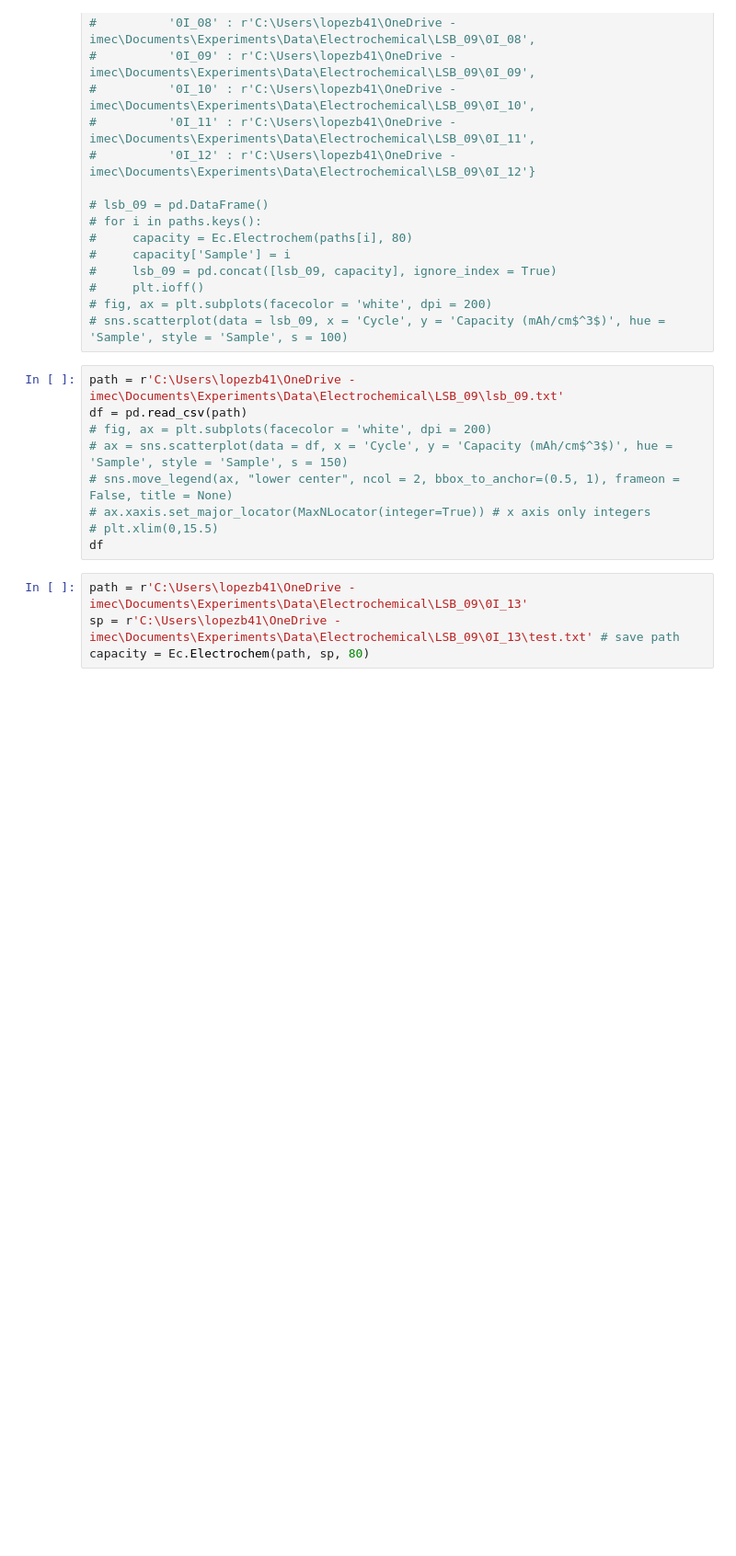
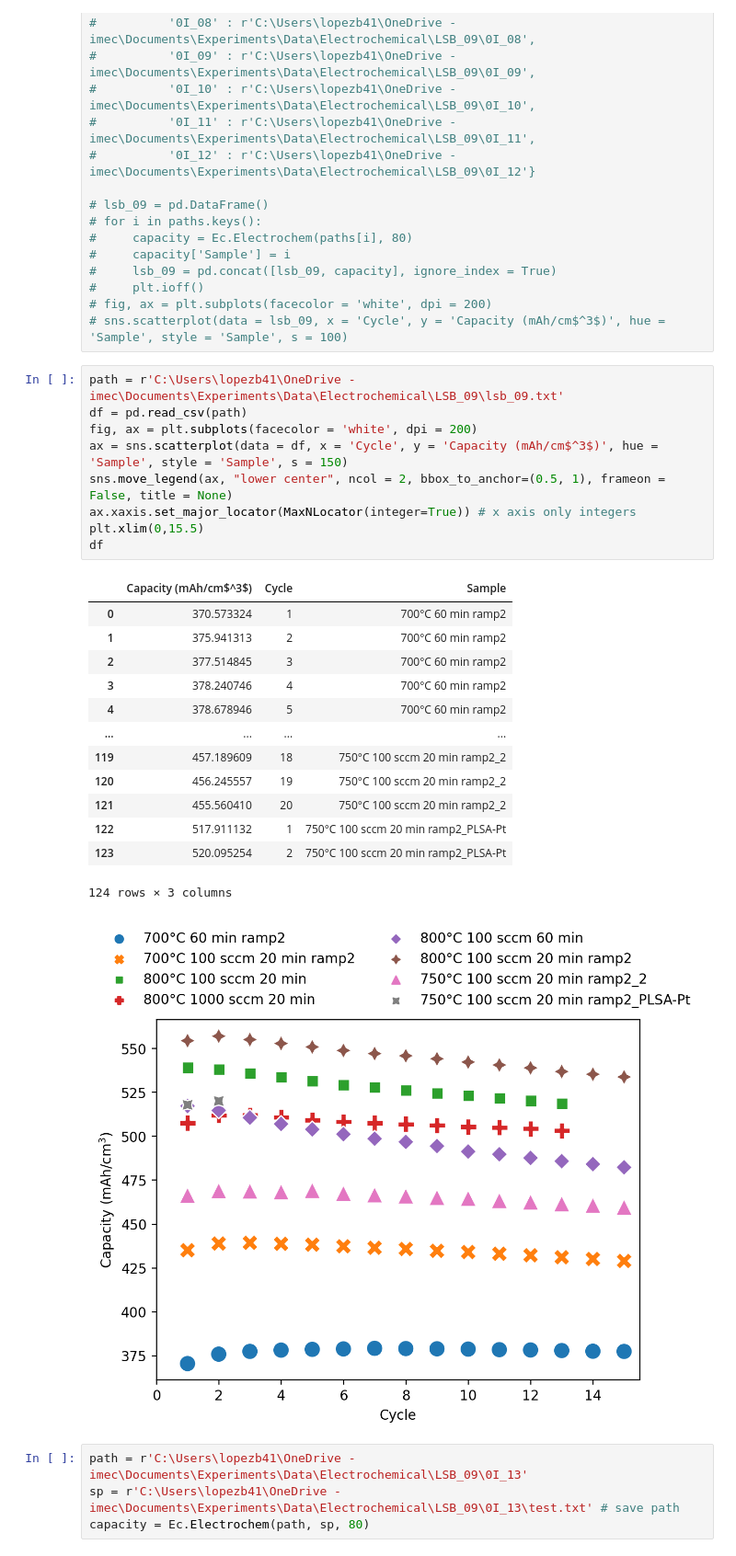
Before and after one commit to ridcil/Code, a Jupyter notebook: LSB_09.ipynb, the cells around one changed output. Shown at 92% size. Drawn from its saved outputs; the diff is of its cells as text; blank space fills up the shorter version.

```diff
--- a/LSB_09.ipynb
+++ b/LSB_09.ipynb
@@ -57,12 +71,27 @@ lsb_09.to_csv(r'C:\Users\lopezb41\OneDrive - imec\Documents\Experiments\Data\Ele
 # %%
 path = r'C:\Users\lopezb41\OneDrive - imec\Documents\Experiments\Data\Electrochemical\LSB_09\lsb_09.txt'
 df = pd.read_csv(path)
-# fig, ax = plt.subplots(facecolor = 'white', dpi = 200)
-# ax = sns.scatterplot(data = df, x = 'Cycle', y = 'Capacity (mAh/cm$^3$)', hue = 'Sample', style = 'Sample', s = 150)
-# sns.move_legend(ax, "lower center", ncol = 2, bbox_to_anchor=(0.5, 1), frameon = False, title = None)
-# ax.xaxis.set_major_locator(MaxNLocator(integer=True)) # x axis only integers
-# plt.xlim(0,15.5)
+fig, ax = plt.subplots(facecolor = 'white', dpi = 200)
+ax = sns.scatterplot(data = df, x = 'Cycle', y = 'Capacity (mAh/cm$^3$)', hue = 'Sample', style = 'Sample', s = 150)
+sns.move_legend(ax, "lower center", ncol = 2, bbox_to_anchor=(0.5, 1), frameon = False, title = None)
+ax.xaxis.set_major_locator(MaxNLocator(integer=True)) # x axis only integers
+plt.xlim(0,15.5)
 df
+# %% [output]
+|  | Capacity (mAh/cm$^3$) | Cycle | Sample |
+| 0 | 370.573324 | 1 | 700°C 60 min ramp2 |
+| 1 | 375.941313 | 2 | 700°C 60 min ramp2 |
+| 2 | 377.514845 | 3 | 700°C 60 min ramp2 |
+| 3 | 378.240746 | 4 | 700°C 60 min ramp2 |
+| 4 | 378.678946 | 5 | 700°C 60 min ramp2 |
+| ... | ... | ... | ... |
+| 119 | 457.189609 | 18 | 750°C 100 sccm 20 min ramp2_2 |
+| 120 | 456.245557 | 19 | 750°C 100 sccm 20 min ramp2_2 |
+| 121 | 455.560410 | 20 | 750°C 100 sccm 20 min ramp2_2 |
+| 122 | 517.911132 | 1 | 750°C 100 sccm 20 min ramp2_PLSA-Pt |
+| 123 | 520.095254 | 2 | 750°C 100 sccm 20 min ramp2_PLSA-Pt |
+124 rows × 3 columns
+[figure, added]
 # %%
 path = r'C:\Users\lopezb41\OneDrive - imec\Documents\Experiments\Data\Electrochemical\LSB_09\0I_13'
 sp = r'C:\Users\lopezb41\OneDrive - imec\Documents\Experiments\Data\Electrochemical\LSB_09\0I_13\test.txt' # save path
```
Also changed, not shown: parts of 1 cell of this notebook, 7 other files.
